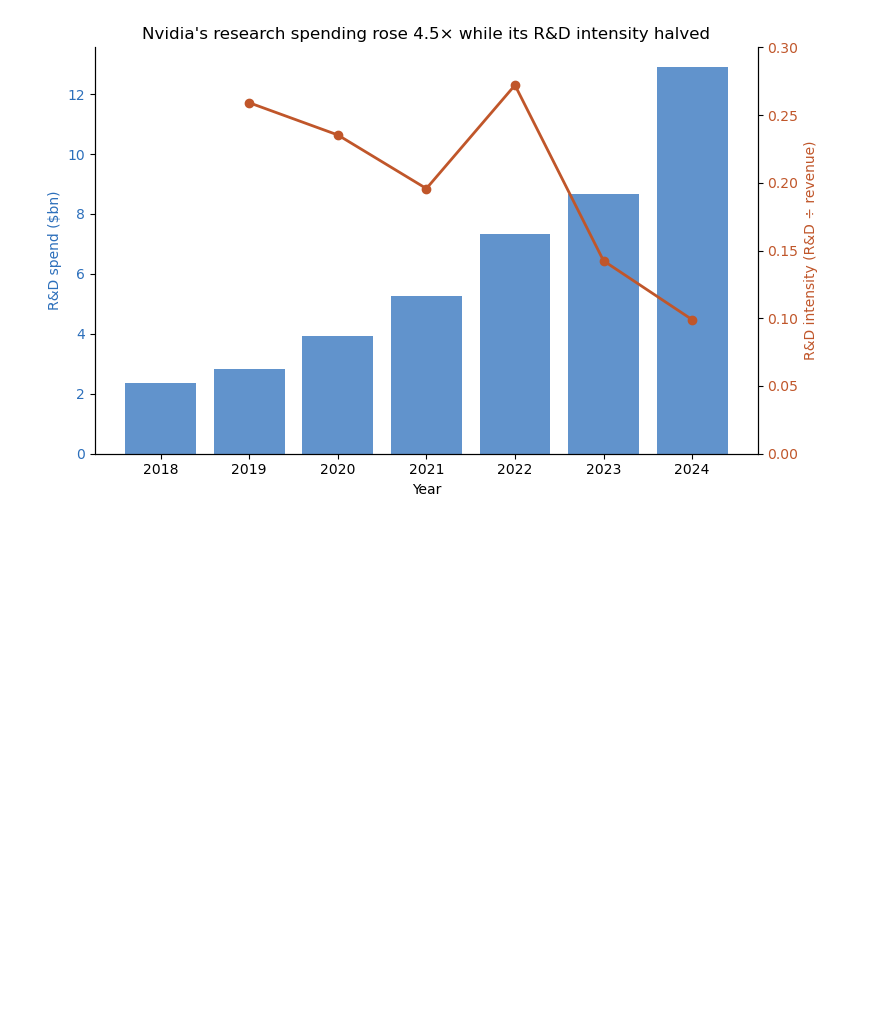
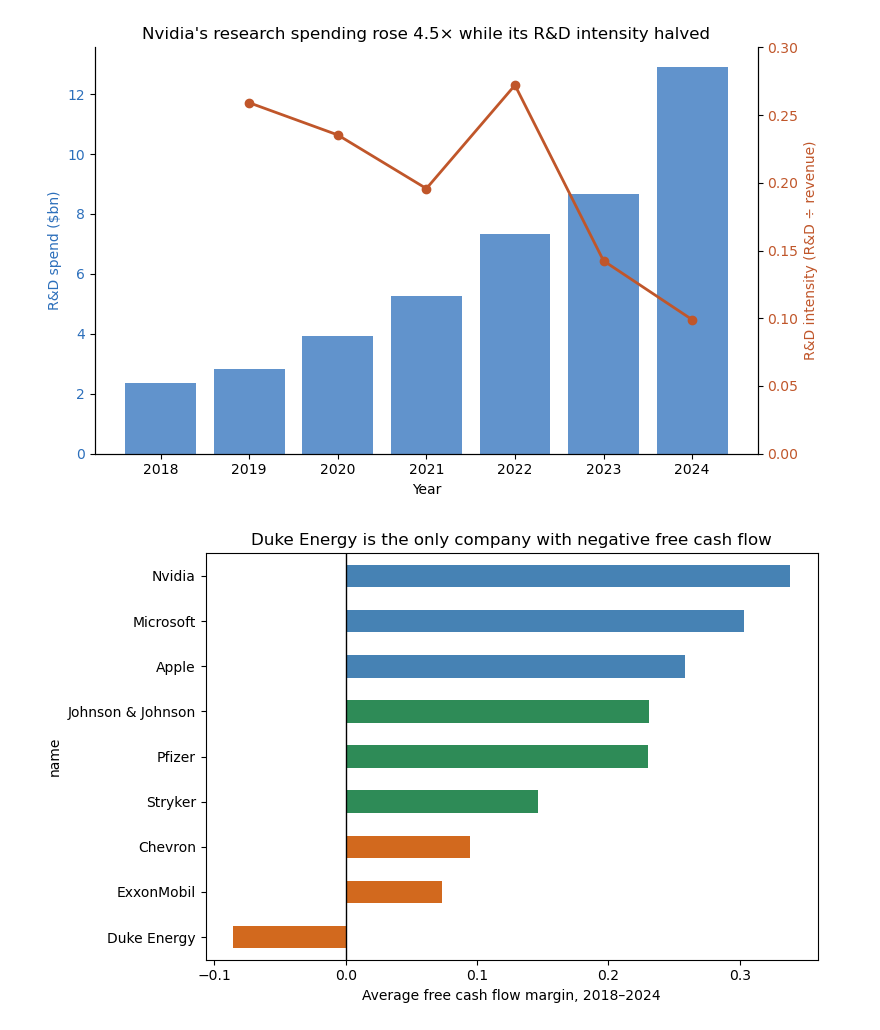
Before and after one commit to silyzch/me204-final-project., a Jupyter notebook: notebooks/NB03-silyzch-Data-Analysis.ipynb, the cells around one changed output. Drawn from its saved outputs; the diff is of its cells as text; code cells hidden in the pictures; blank space fills up the shorter version.

```diff
--- a/notebooks/NB03-silyzch-Data-Analysis.ipynb
+++ b/notebooks/NB03-silyzch-Data-Analysis.ipynb
@@ -139,3 +139,19 @@ plt.tight_layout()
 plt.show()
 # %% [output]
 [figure]
+# %%
+fcf_avg = df.groupby("name")["fcf_margin"].mean().sort_values()
+
+sector_of = df.groupby("name")["sector"].first()
+colour_map = {"Technology": "steelblue", "Healthcare": "seagreen", "Energy": "chocolate"}
+bar_colours = sector_of[fcf_avg.index].map(colour_map)
+
+fcf_avg.plot(kind="barh", figsize=(8, 5), color=bar_colours)
+
+plt.axvline(0, color="black", linewidth=1)
+plt.xlabel("Average free cash flow margin, 2018–2024")
+plt.title("Duke Energy is the only company with negative free cash flow")
+plt.tight_layout()
+plt.show()
+# %% [output]
+[figure, added]
```
Also changed, not shown: 8 other files.
